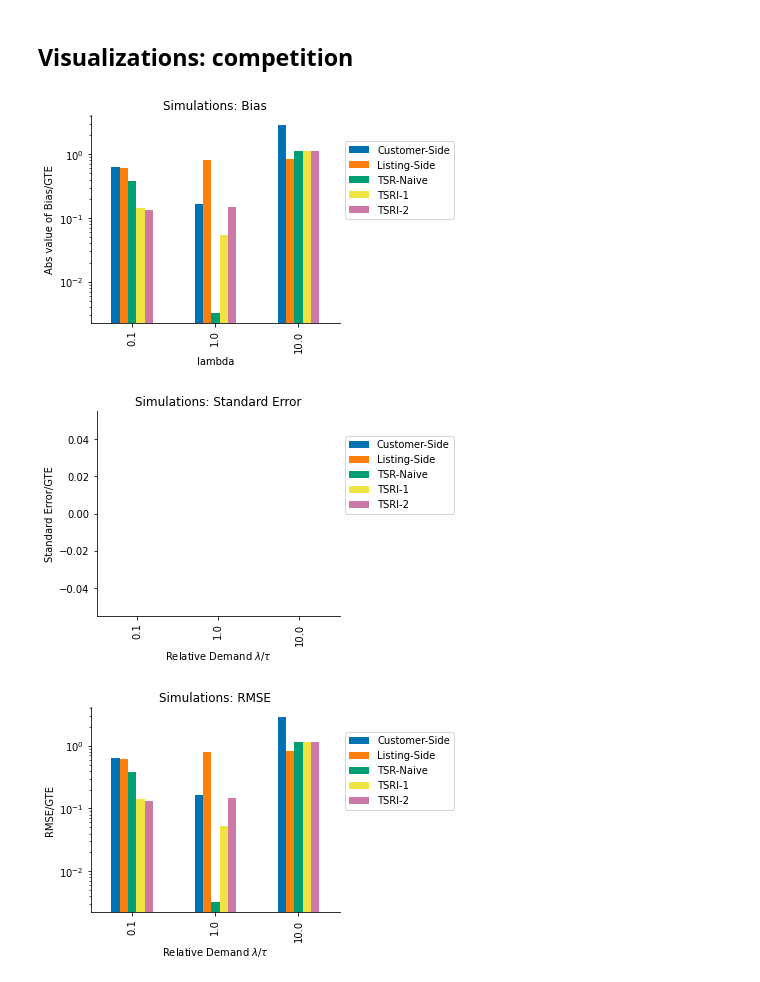
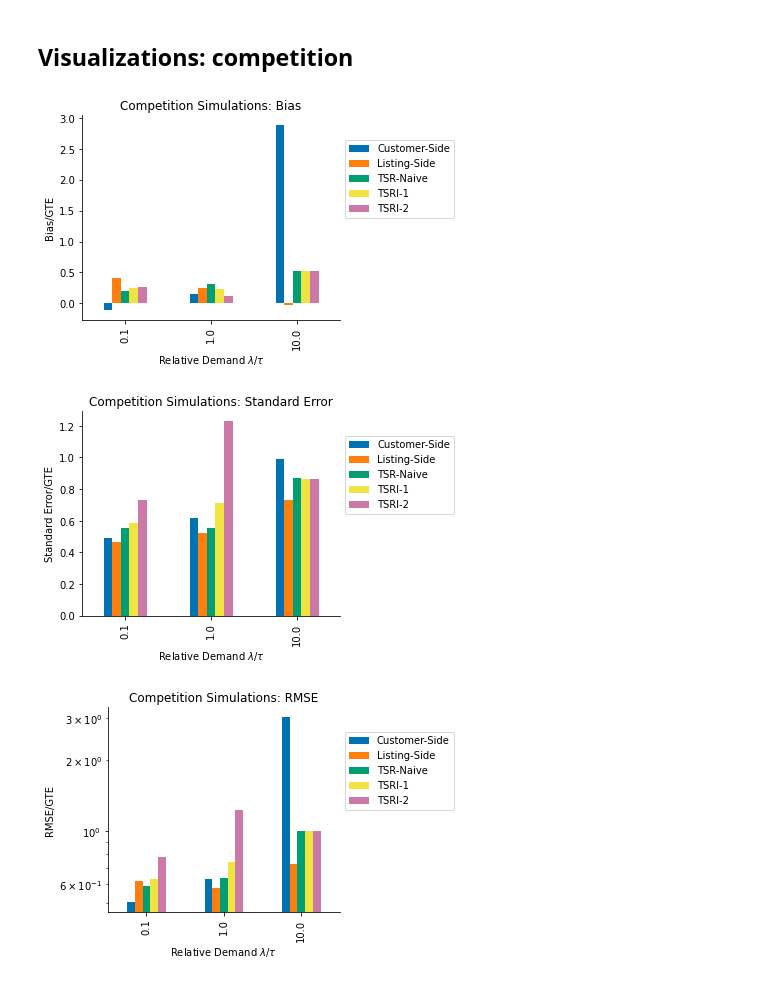
Before and after one commit to johnchrishays/herding-bias, a Jupyter notebook: Sample Numerics and Simulations.ipynb, the cells around one changed output. Drawn from its saved outputs; the diff is of its cells as text; code cells hidden in the pictures.

Commit message:
updated simulations

```diff
--- a/Sample Numerics and Simulations.ipynb
+++ b/Sample Numerics and Simulations.ipynb
@@ -221,7 +221,7 @@ T_end = {lam: T_1/min(lam,tau) for lam in lams}
 
 varying_time_horizons = True
 
-n_runs = 10
+n_runs = 100
 n_listings = 100
 # %% [markdown]
 Define choice set type. If 'alpha', customers sample items into consideration set with prob alpha. If 'finite_k', each customer draws a fixed $k$ number of items into their consideration set.
@@ -282,5 +283,5 @@ lambda= 10
 # %%
-est_stats_competition = est_stats_competition.rename({'cr':"Customer-Side", 'lr':"Listing-Side",
+est_stats_competition = est_stats_competition.rename({'cr':"Customer-Side", 'lr':"Service-Side",
                             'tsri_2.0':'TSRI-2', 'tsri_1.0':'TSRI-1',
                              'tsr_est_naive':"TSR-Naive"
                             })
@@ -344,20 +347,22 @@ sns.despine()
 # %% [markdown]
 ## Visualizations: competition
 # %%
-stat = 'abs_bias_over_GTE'
+stat = 'bias_over_GTE'
 
 (est_stats_competition
  .unstack(level=0)[stat]
  .plot(kind='bar', color=rgb_0_1_array))
 
-plt.yscale('log')
-plt.title("Simulations: Bias")
+#plt.yscale('log')
+plt.xlabel("Relative Demand $\lambda/\\tau$")
+plt.title("Competition Simulations: Bias")
 plt.legend(loc=[1.02,0.5])
-plt.ylabel("Abs value of Bias/GTE")
+plt.ylabel("Bias/GTE")
 plt.tight_layout()
 sns.despine()
+plt.savefig("competition_bias.svg")
 # %% [output]
-[figure, old version]
+[figure, new version]
 # %%
 stat = 'std_over_GTE'
 
@@ -367,27 +372,27 @@ stat = 'std_over_GTE'
 
 
 plt.xlabel("Relative Demand $\lambda/\\tau$")
-plt.title("Simulations: Standard Error")
+plt.title("Competition Simulations: Standard Error")
 plt.legend(loc=[1.02,0.5])
 plt.ylabel("Standard Error/GTE")
 plt.tight_layout()
 sns.despine()
 # %% [output]
-[figure, old version]
+[figure, new version]
 # %%
 stat = 'rmse_over_GTE'
 
 (est_stats_competition
  .unstack(level=0)[stat]
  .plot(kind='bar', color=rgb_0_1_array))
 
 
 plt.yscale('log')
 plt.xlabel("Relative Demand $\lambda/\\tau$")
-plt.title("Simulations: RMSE")
+plt.title("Competition Simulations: RMSE")
 plt.legend(loc=[1.02,0.5])
 plt.ylabel("RMSE/GTE")
 plt.tight_layout()
 sns.despine()
 # %% [output]
-[figure, old version]
+[figure, new version]
```
Also changed, not shown: parts of 6 cells of this notebook.
